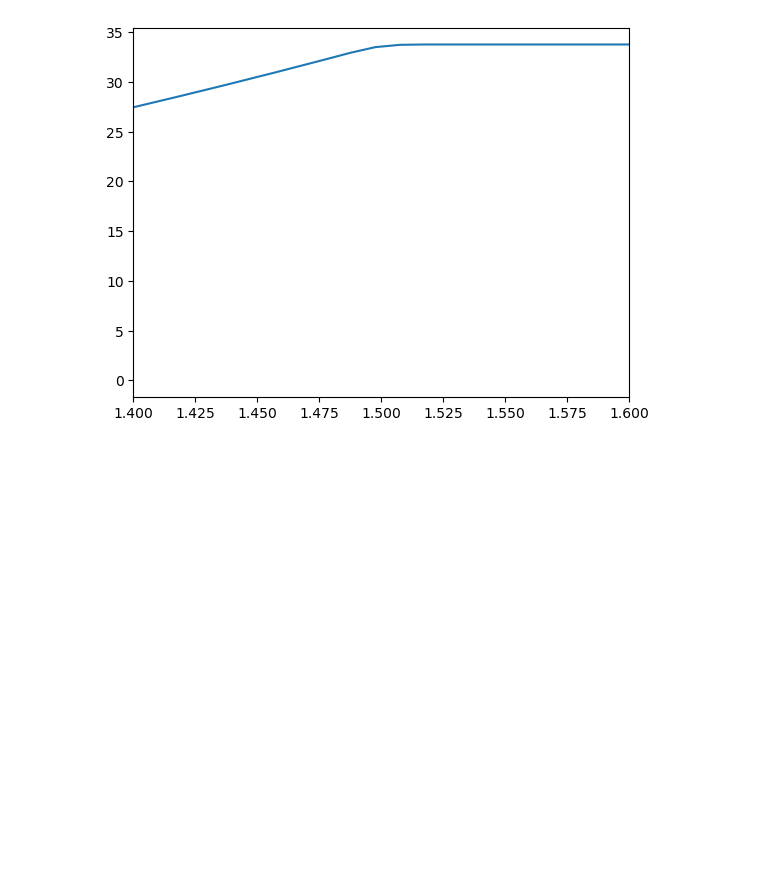
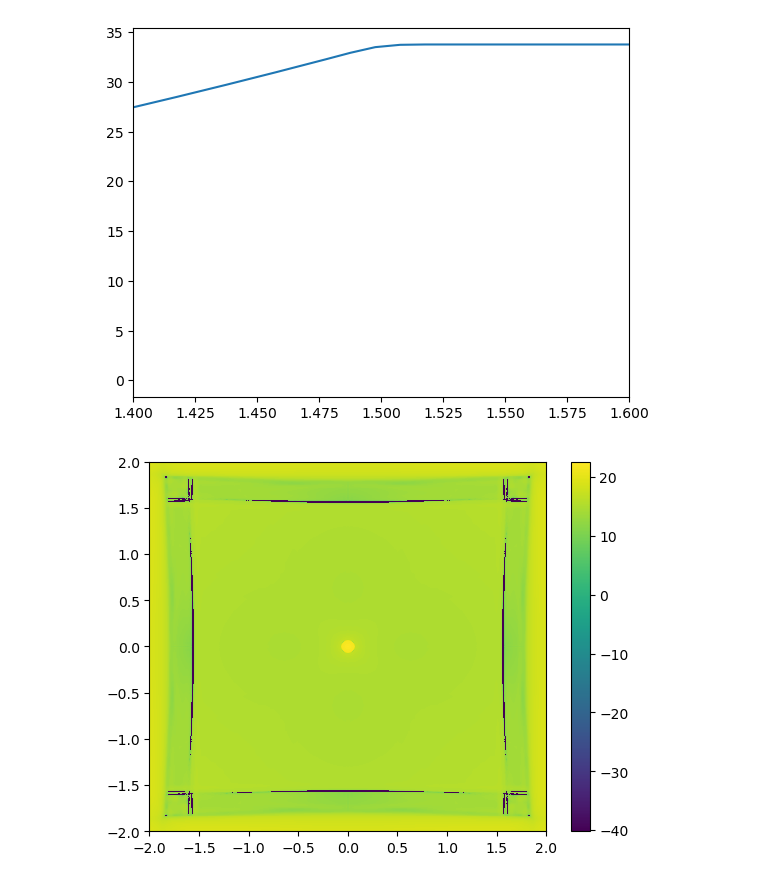
Before and after one commit to ianfreeman519/CMSE_PhD, a Jupyter notebook: athena_files/experiment.ipynb, the cells around one changed output. Saved outputs shown, nothing was run; the diff lists cells and outputs as text; code cells hidden in the pictures; blank space fills up the shorter version.

```diff
--- a/athena_files/experiment.ipynb
+++ b/athena_files/experiment.ipynb
@@ -38,3 +41,15 @@ plt.xlim(c-0.1, c+0.1)
 plt.show()
 # %% [output]
 [figure]
+# %%
+testdir = "/mnt/gs21/scratch/freem386/lhlld_pspace2/"
+testfile = "al2_be2_p1_d1_b1.out2.00100.athdf"
+
+fileh5 = h5py.File(testdir+testfile, 'r')
+X, Y = np.meshgrid(fileh5['x1f'], fileh5['x2f'])
+dset = fileh5['prim']
+plt.pcolormesh(X, Y, np.log(dset[1, 0, 0, :, :]))
+plt.colorbar()
+plt.show()
+# %% [output]
+[figure, added]
```
Also changed, not shown: parts of 3 cells of this notebook, 8 other files.
